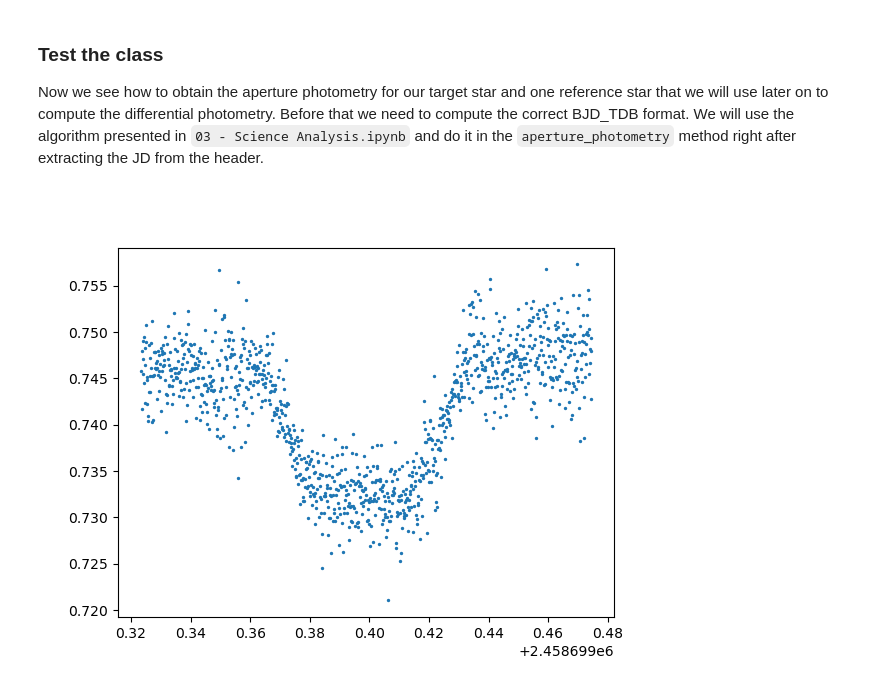
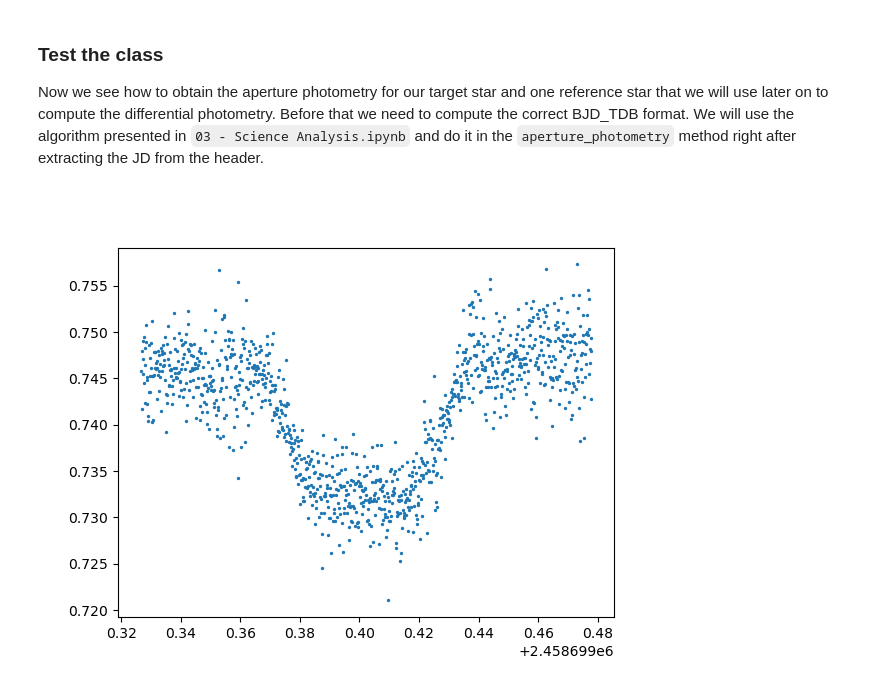
Before and after one commit to LFiaccadori/Astrolab2, a Jupyter notebook: 06 - Aperture Photometry Python Class.ipynb, the cells around one changed output. Saved outputs shown, nothing was run; the diff lists cells and outputs as text; code cells hidden in the pictures.

```diff
--- a/06 - Aperture Photometry Python Class.ipynb
+++ b/06 - Aperture Photometry Python Class.ipynb
@@ -898,6 +898,7 @@ class TemporaryAperturePhotometry:
         self.sky_background_error = np.empty(self.science_size)
         self.x_position = np.empty(self.science_size)
         self.y_position = np.empty(self.science_size)
+        self.bjd_tdb = np.empty(self.science_size)
 
 
 
@@ -908,13 +909,6 @@ class TemporaryAperturePhotometry:
             self.airmass[i] = science_fits[0].header['AIRMASS']
             self.exptime[i] = science_fits[0].header['EXPTIME']
             self.julian_date[i] = science_fits[0].header['JD']
-
-            # Carico le coordinate del nostro target
-            target = coord.SkyCoord("17:49:12.93","+29:52:48", unit=(u.hourangle, u.deg), frame='icrs')
-            jd = self.julian_date[i] + (self.exptime[i]/2)*(1/86400)
-            tm = Time(jd, format='jd', scale='utc', location=('45.8485832d', '11.5689993d'))
-            ltt_barycenter = tm.light_travel_time(target)
-            self.bjd_tdb = (tm.tdb + ltt_barycenter)
 
             # Save the i-th flux in science_data
             science_data = science_fits[0].data * self.gain # Viene sovrascritto ad ogni iterazione quindi va salvato prima della fine del ciclo
@@ -946,14 +940,21 @@ class TemporaryAperturePhotometry:
             self.sky_background_error[i] = sky_flux_median_error
             self.x_position[i] = x_target_refined
             self.y_position[i] = y_target_refined
+
+            # Carico le coordinate del nostro target
+            target = coord.SkyCoord("17:49:12.93","+29:52:48", unit=(u.hourangle, u.deg), frame='icrs')
+            jd = self.julian_date[i] + (self.exptime[i]/2)*(1/86400)
+            tm = Time(jd, format='jd', scale='utc', location=('45.8485832d', '11.5689993d'))
+            ltt_barycenter = tm.light_travel_time(target)
+            self.bjd_tdb[i] = (tm.tdb + ltt_barycenter).value
 # %%
 target_star = TemporaryAperturePhotometry()
 target_star.aperture_photometry(13, 20, 7, 228, 33)
 reference_star = TemporaryAperturePhotometry()
 reference_star.aperture_photometry(13, 20, 7, 145, 20)
 
 plt.figure()
-plt.scatter(target_star.julian_date, target_star.aperture/reference_star.aperture, s=2)
+plt.scatter(target_star.bjd_tdb, target_star.aperture/reference_star.aperture, s=2)
 plt.show()
 # %% [output]
-[figure, old version]
+[figure, new version]
```
